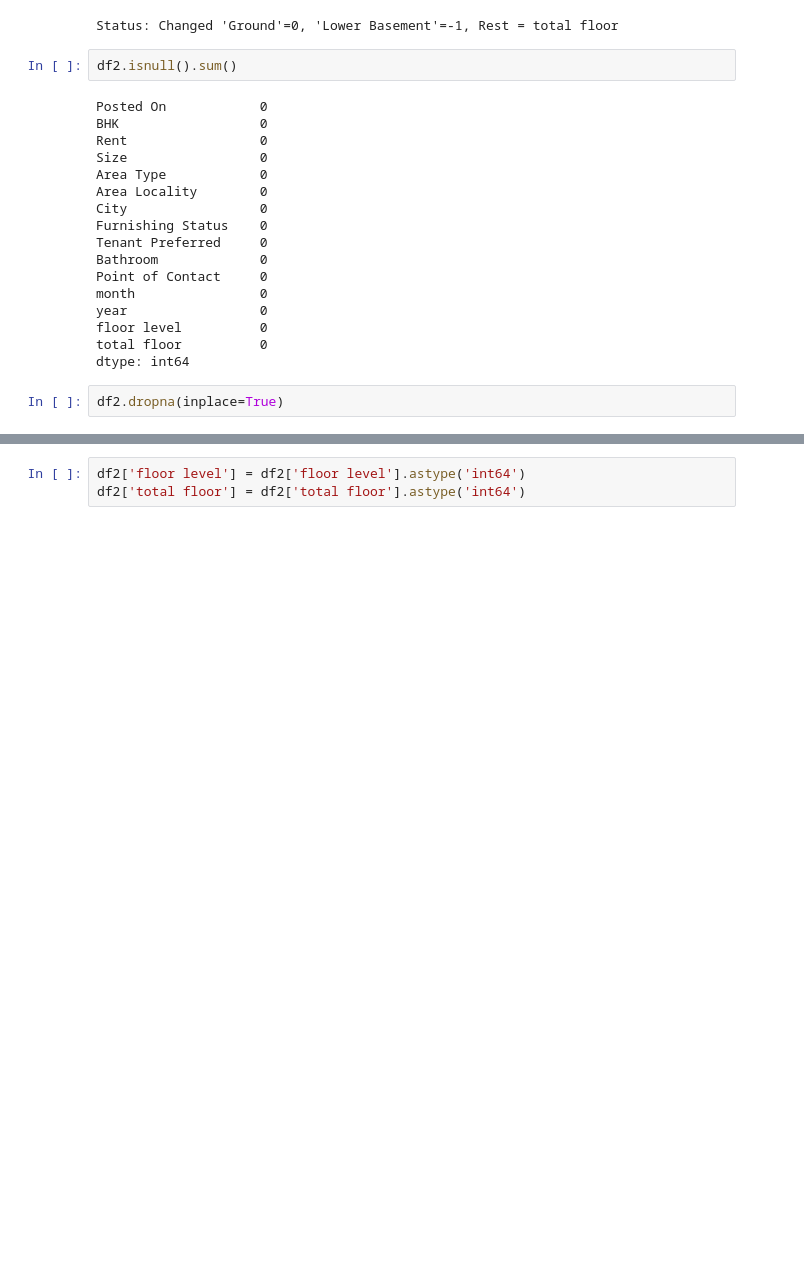
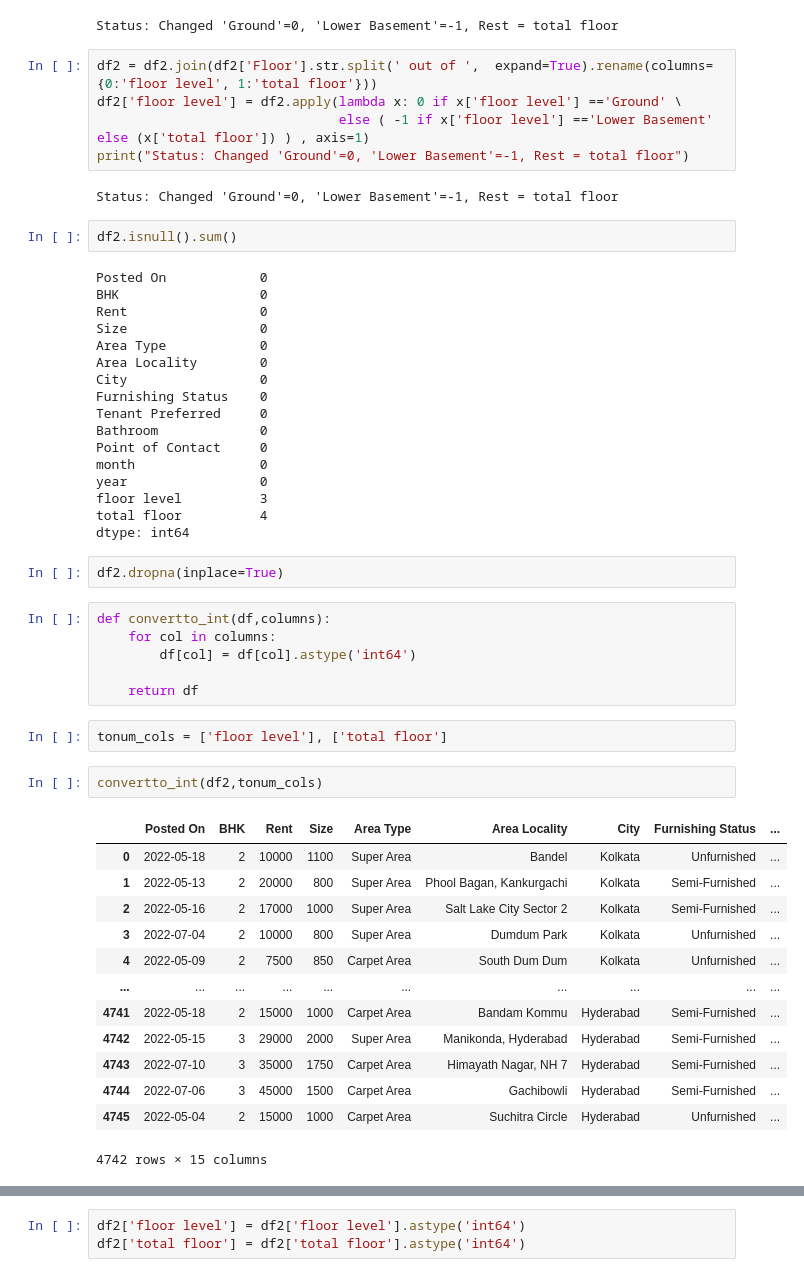
Before and after one commit to remre/housepricer, a Jupyter notebook: workenvfirst.ipynb, the cells around one changed output, grey strips where cells are left out. Drawn from its saved outputs; the diff is of its cells as text; blank space fills up the shorter version.

```diff
--- a/workenvfirst.ipynb
+++ b/workenvfirst.ipynb
@@ -123,6 +123,13 @@ print("Status: Changed 'Ground'=0, 'Lower Basement'=-1, Rest = total floor")
 df2.drop('Floor',axis=1,inplace=True)
 # %% [output]
 Status: Changed 'Ground'=0, 'Lower Basement'=-1, Rest = total floor
+# %%
+df2 = df2.join(df2['Floor'].str.split(' out of ',  expand=True).rename(columns={0:'floor level', 1:'total floor'}))
+df2['floor level'] = df2.apply(lambda x: 0 if x['floor level'] =='Ground' \
+                               else ( -1 if x['floor level'] =='Lower Basement' else (x['total floor']) ) , axis=1)
+print("Status: Changed 'Ground'=0, 'Lower Basement'=-1, Rest = total floor")
+# %% [output]
+Status: Changed 'Ground'=0, 'Lower Basement'=-1, Rest = total floor
 # %%
 df2.isnull().sum()
 # %% [output]
@@ -139,8 +146,32 @@ Bathroom             0
 Point of Contact     0
 month                0
 year                 0
-floor level          0
-total floor          0
+floor level          3
+total floor          4
 dtype: int64
 # %%
 df2.dropna(inplace=True)
+# %%
+def convertto_int(df,columns):
+    for col in columns:
+        df[col] = df[col].astype('int64')
+
+    return df
+# %%
+tonum_cols = ['floor level'], ['total floor']
+# %%
+convertto_int(df2,tonum_cols)
+# %% [output]
+|  | Posted On | BHK | Rent | Size | Area Type | Area Locality | City | Furnishing Status | ... |
+| 0 | 2022-05-18 | 2 | 10000 | 1100 | Super Area | Bandel | Kolkata | Unfurnished | ... |
+| 1 | 2022-05-13 | 2 | 20000 | 800 | Super Area | Phool Bagan, Kankurgachi | Kolkata | Semi-Furnished | ... |
+| 2 | 2022-05-16 | 2 | 17000 | 1000 | Super Area | Salt Lake City Sector 2 | Kolkata | Semi-Furnished | ... |
+| 3 | 2022-07-04 | 2 | 10000 | 800 | Super Area | Dumdum Park | Kolkata | Unfurnished | ... |
+| 4 | 2022-05-09 | 2 | 7500 | 850 | Carpet Area | South Dum Dum | Kolkata | Unfurnished | ... |
+| ... | ... | ... | ... | ... | ... | ... | ... | ... | ... |
+| 4741 | 2022-05-18 | 2 | 15000 | 1000 | Carpet Area | Bandam Kommu | Hyderabad | Semi-Furnished | ... |
+| 4742 | 2022-05-15 | 3 | 29000 | 2000 | Super Area | Manikonda, Hyderabad | Hyderabad | Semi-Furnished | ... |
+| 4743 | 2022-07-10 | 3 | 35000 | 1750 | Carpet Area | Himayath Nagar, NH 7 | Hyderabad | Semi-Furnished | ... |
+| 4744 | 2022-07-06 | 3 | 45000 | 1500 | Carpet Area | Gachibowli | Hyderabad | Semi-Furnished | ... |
+| 4745 | 2022-05-04 | 2 | 15000 | 1000 | Carpet Area | Suchitra Circle | Hyderabad | Unfurnished | ... |
+4742 rows × 15 columns
```
Also changed, not shown: parts of 6 cells of this notebook.
